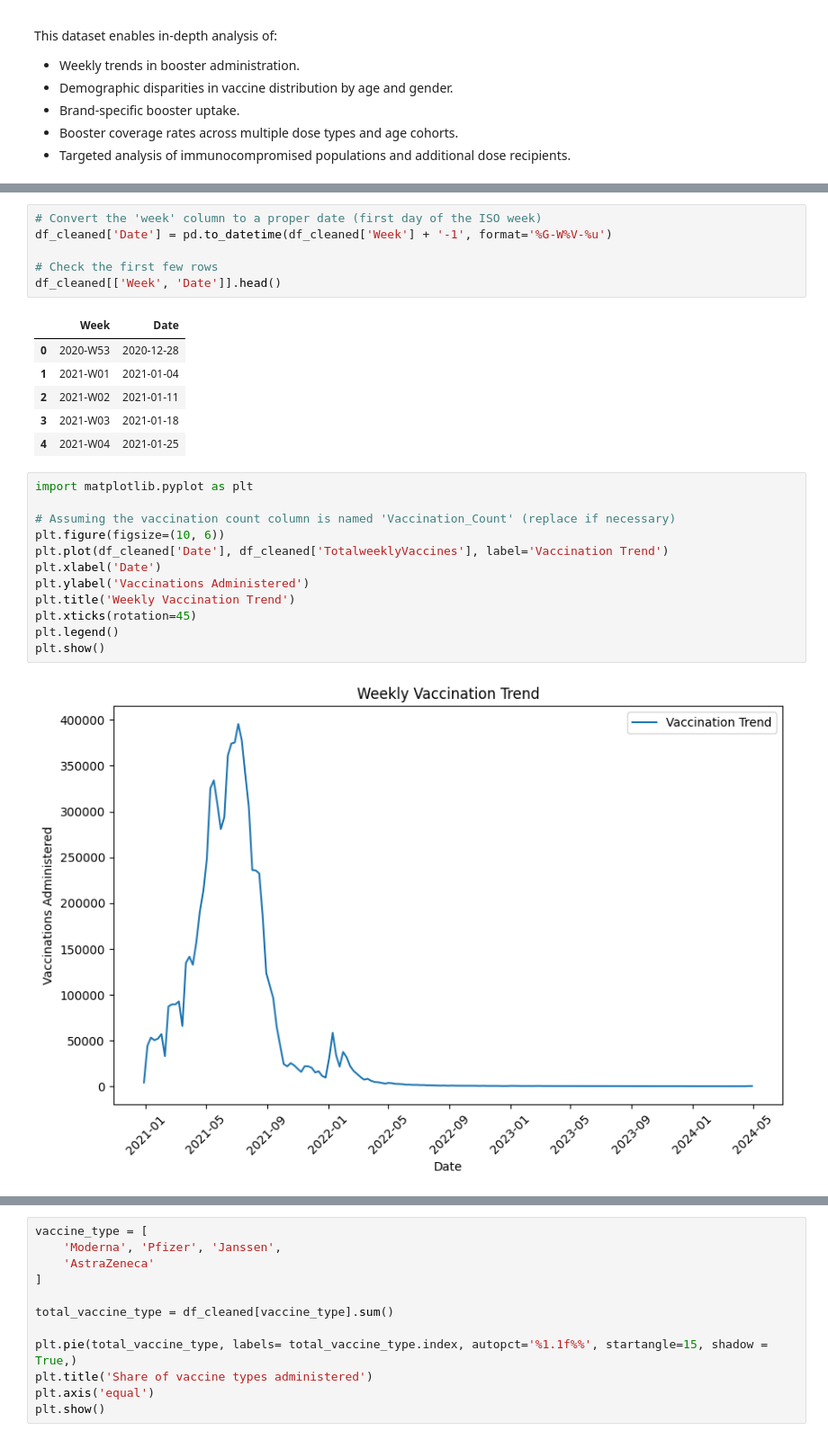
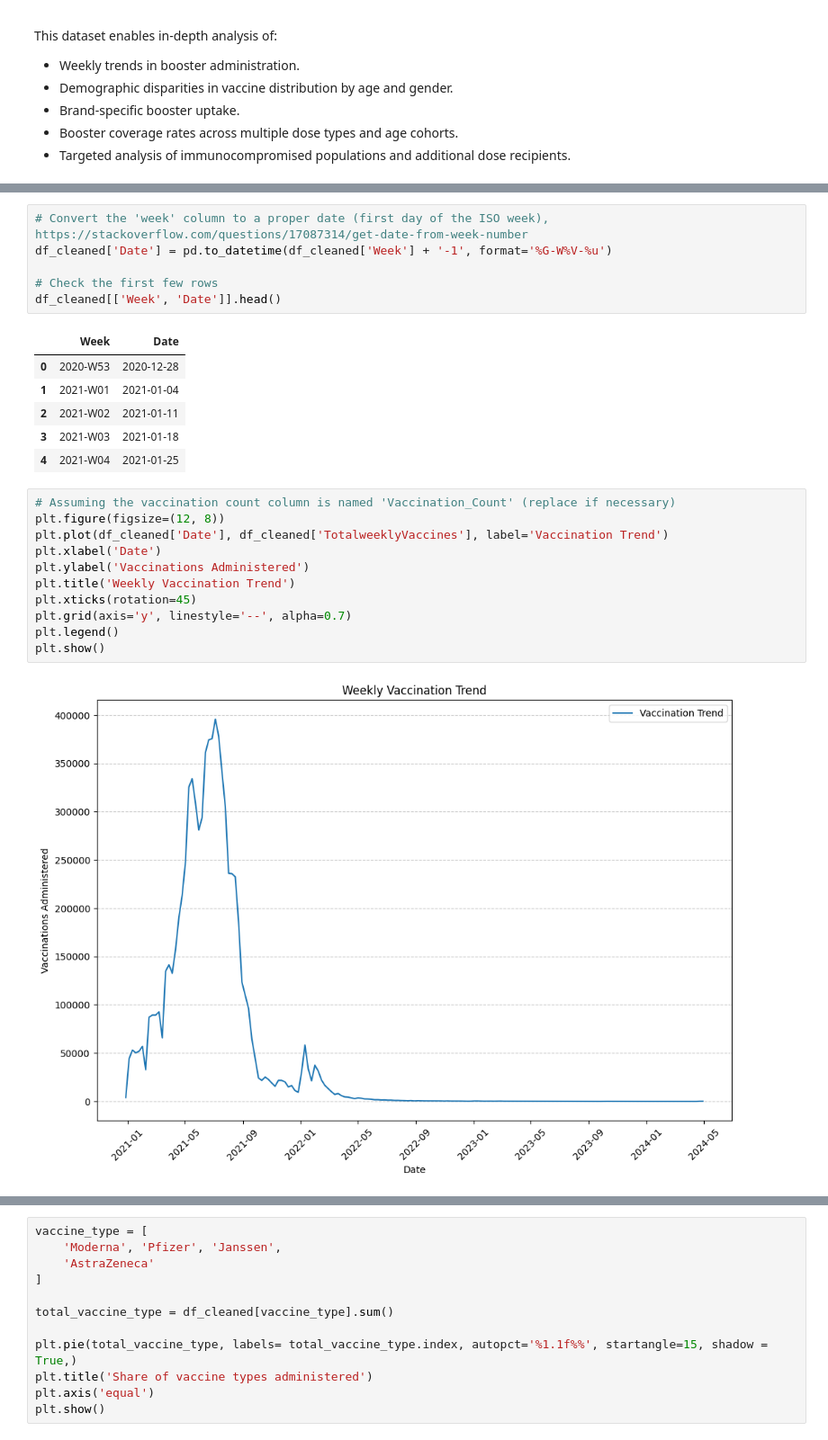
Before and after one commit to jakedaly97/PFDA, a Jupyter notebook: project/bigproject.ipynb, the cells around one changed output, grey strips where cells are left out. Shown at 90% size. Cells and saved outputs as stored; diff of their text form.

```diff
--- a/project/bigproject.ipynb
+++ b/project/bigproject.ipynb
@@ -141,5 +157,5 @@ ObjectId               0
 # %%
-# Convert the 'week' column to a proper date (first day of the ISO week)
+# Convert the 'week' column to a proper date (first day of the ISO week), https://stackoverflow.com/questions/17087314/get-date-from-week-number
 df_cleaned['Date'] = pd.to_datetime(df_cleaned['Week'] + '-1', format='%G-W%V-%u')
 
 # Check the first few rows
@@ -152,17 +168,16 @@ df_cleaned[['Week', 'Date']].head()
 | 3 | 2021-W03 | 2021-01-18 |
 | 4 | 2021-W04 | 2021-01-25 |
 # %%
-import matplotlib.pyplot as plt
-
 # Assuming the vaccination count column is named 'Vaccination_Count' (replace if necessary)
-plt.figure(figsize=(10, 6))
+plt.figure(figsize=(12, 8))
 plt.plot(df_cleaned['Date'], df_cleaned['TotalweeklyVaccines'], label='Vaccination Trend')
 plt.xlabel('Date')
 plt.ylabel('Vaccinations Administered')
 plt.title('Weekly Vaccination Trend')
 plt.xticks(rotation=45)
+plt.grid(axis='y', linestyle='--', alpha=0.7)
 plt.legend()
 plt.show()
 # %% [output]
-[figure, old version]
+[figure, new version]
 # %%
```
Also changed, not shown: parts of 22 cells of this notebook.
